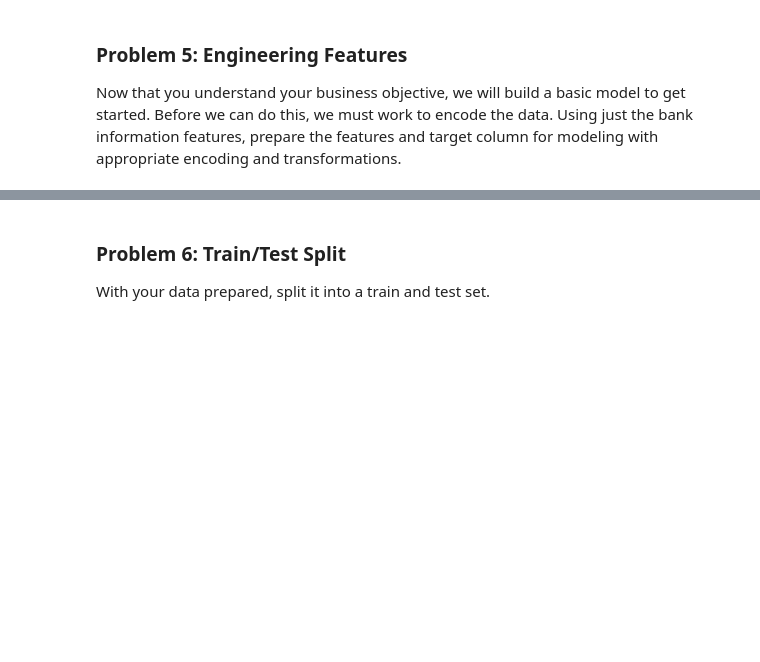
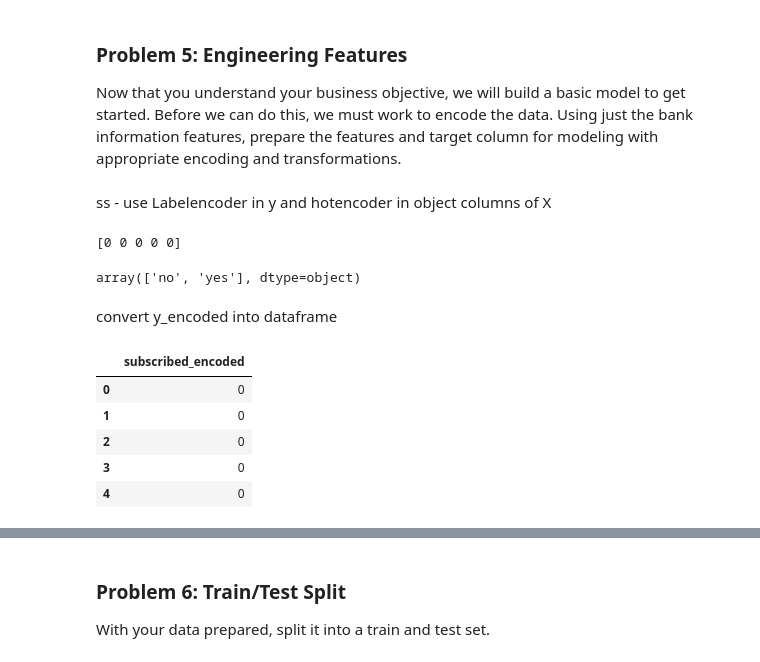
Before and after one commit to Ssahu620/ss-Assignment-17, a Jupyter notebook: ss_v1_17_Assignment.ipynb, the cells around one changed output, grey strips where cells are left out. Cells and saved outputs as stored; diff of their text form; code cells hidden in the pictures; blank space fills up the shorter version.

```diff
--- a/ss_v1_17_Assignment.ipynb
+++ b/ss_v1_17_Assignment.ipynb
@@ -93,0 +297,4 @@ memory usage: 6.6+ MB
+# %%
+clean_df_2 = clean_df_2.drop(columns=['pdays'])
+# %%
+clean_df_2 = clean_df_2.drop(columns=['month'])
@@ -94,4 +322,34 @@ memory usage: 6.6+ MB
+# %%
+
+X = clean_df_2.drop(columns=['subscribed'])
+y = clean_df_2['subscribed']
 # %% [markdown]
 ### Problem 5: Engineering Features
 
 Now that you understand your business objective, we will build a basic model to get started.  Before we can do this, we must work to encode the data.  Using just the bank information features, prepare the features and target column for modeling with appropriate encoding and transformations.
+# %% [markdown]
+ss - use Labelencoder in y and hotencoder in object columns of X
+# %%
+# prompt: use Labelencoder in y
+
+le = LabelEncoder()
+y_encoded = le.fit_transform(y)
+print(y_encoded[:5])
+le.classes_
+# %% [output]
+[0 0 0 0 0]
+array(['no', 'yes'], dtype=object)
+# %% [markdown]
+convert y_encoded into dataframe
+# %%
+# prompt: convert y_encoded into dataframe
+
+y_df = pd.DataFrame(y_encoded, columns=['subscribed_encoded'])
+y_df.head()
+# %% [output]
+|  | subscribed_encoded |
+| 0 | 0 |
+| 1 | 0 |
+| 2 | 0 |
+| 3 | 0 |
+| 4 | 0 |
```
Also changed, not shown: parts of 23 cells of this notebook.
